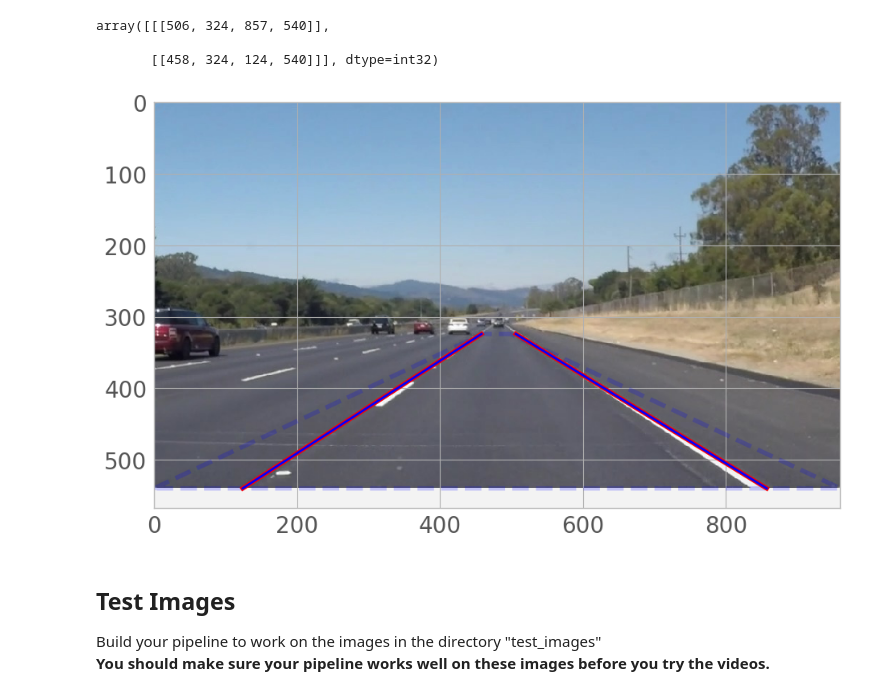
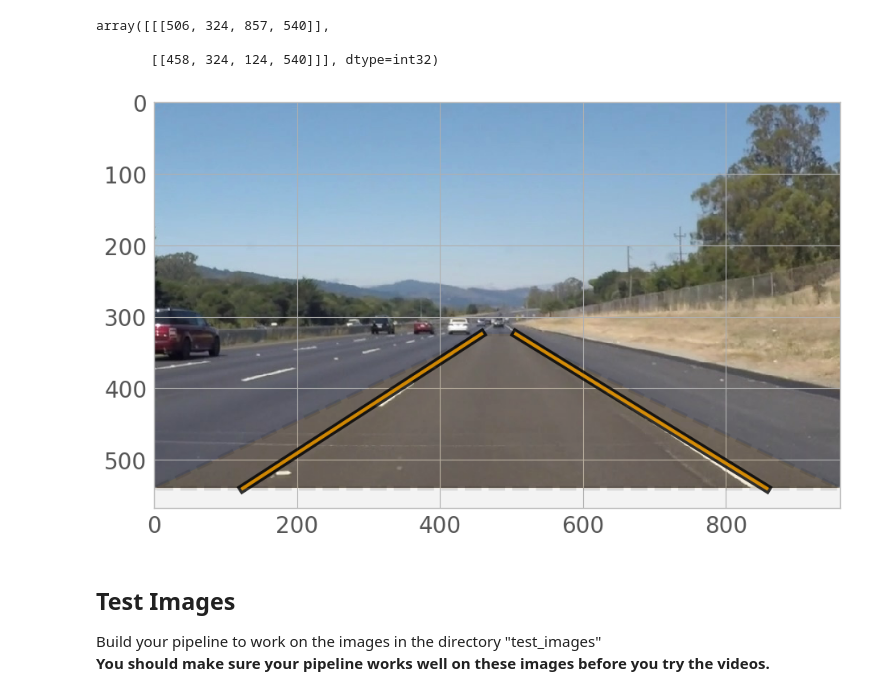
Before and after one commit to tsbertalan/CarND-LaneLines-P1, a Jupyter notebook: P1.ipynb, the cells around one changed output. Cells and saved outputs as stored; diff of their text form; code cells hidden in the pictures.

Commit message:
Use patriotic colors.

```diff
--- a/P1.ipynb
+++ b/P1.ipynb
@@ -340,12 +340,12 @@ array([[[506, 324, 857, 540]],
 # %%
 fig, ax = plt.subplots()
 ax.imshow(image)
 for l in lines:
-    plotline(l, ax, lw=4, linestyle='-', color='red')
-    plotline(extend_to_borders(l), ax, lw=2, zorder=99, linestyle='-', color='blue')
-drawPolygon(vertices.squeeze(), ax, alpha=.2)
+    plotline(l, ax, lw=8, linestyle='-', color='black', alpha=.8)
+    plotline(extend_to_borders(l), ax, lw=3, zorder=99, linestyle='-', color='orange', alpha=.8)
+drawPolygon(vertices.squeeze(), ax, alpha=.1, edgecolor='black', facecolor='orange')
 # %% [output]
-[figure, old version]
+[figure, new version]
 # %% [markdown]
 ## Test Images
 
```
